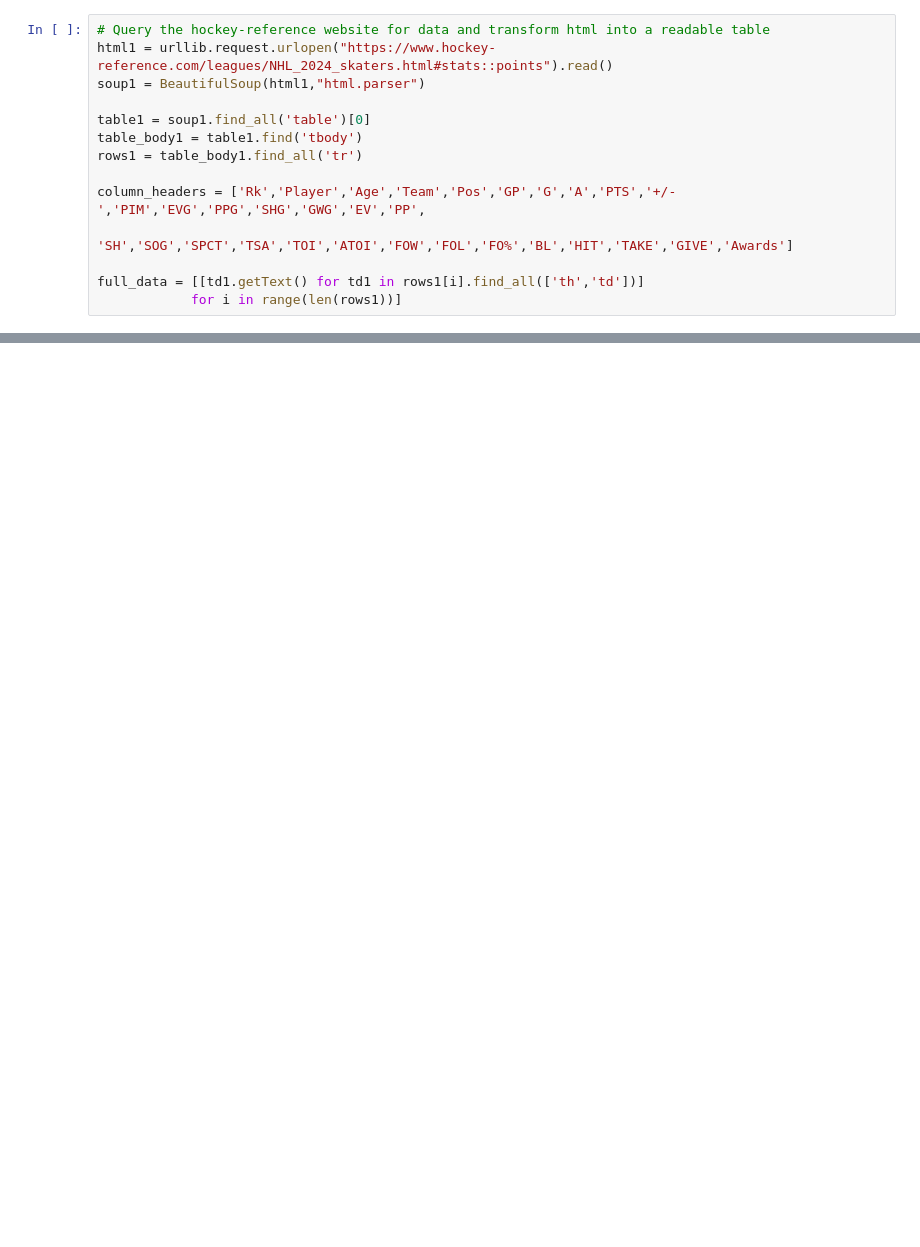
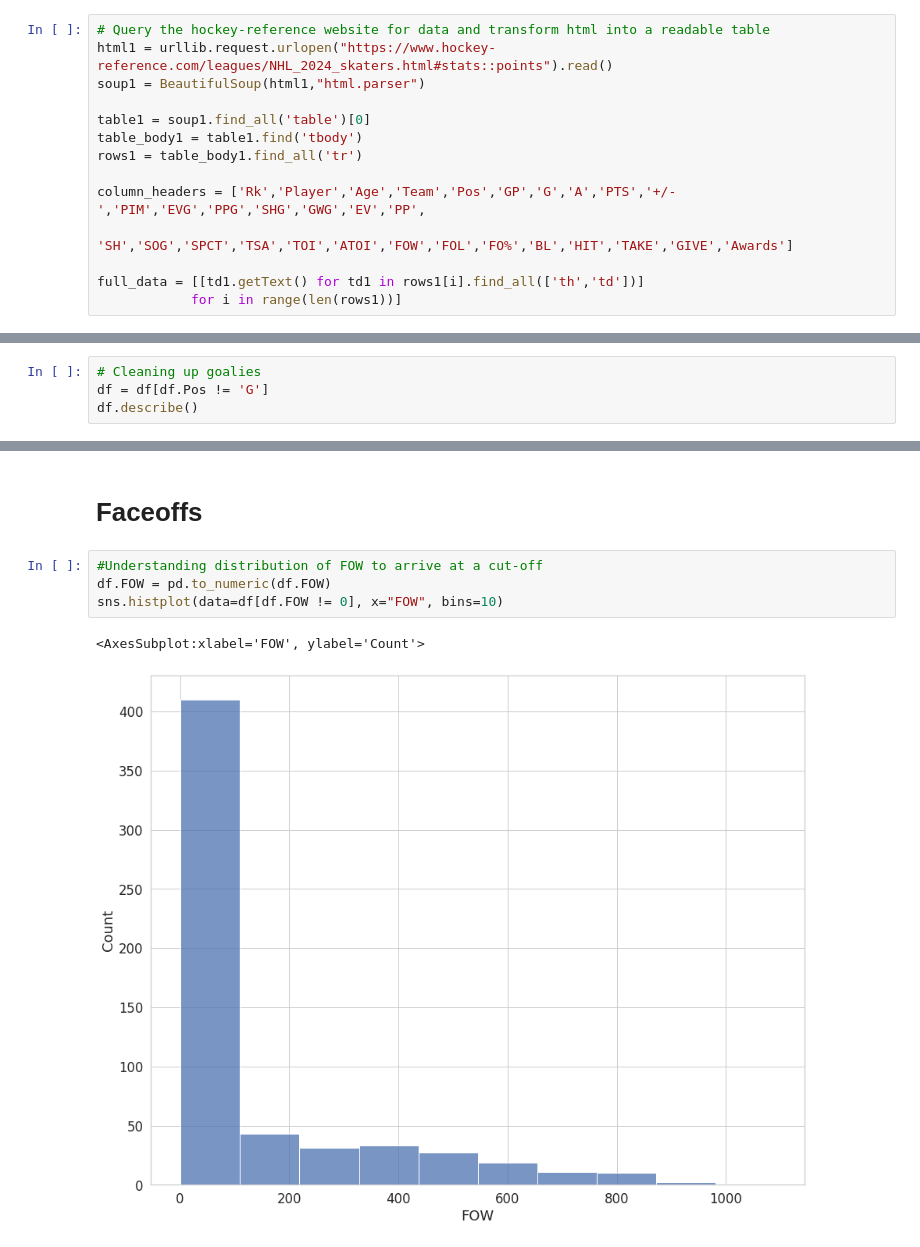
Before and after one commit to pbton/lonely_gold, a Jupyter notebook: NHL.ipynb, the cells around one changed output, grey strips where cells are left out. Drawn from its saved outputs; the diff is of its cells as text; blank space fills up the shorter version.

```diff
--- a/NHL.ipynb
+++ b/NHL.ipynb
@@ -43,0 +35,4 @@ And there's our dataset! Looks like a few goalies slipped in, so let's clean tho
+# %%
+# Cleaning up goalies
+df = df[df.Pos != 'G']
+df.describe()
@@ -43,0 +46,9 @@ And there's our dataset! Looks like a few goalies slipped in, so let's clean tho
+# %% [markdown]
+# Faceoffs
+# %%
+#Understanding distribution of FOW to arrive at a cut-off
+df.FOW = pd.to_numeric(df.FOW)
+sns.histplot(data=df[df.FOW != 0], x="FOW", bins=10)
+# %% [output]
+<AxesSubplot:xlabel='FOW', ylabel='Count'>
+[figure, added]
```
Also changed, not shown: parts of 8 cells of this notebook.
